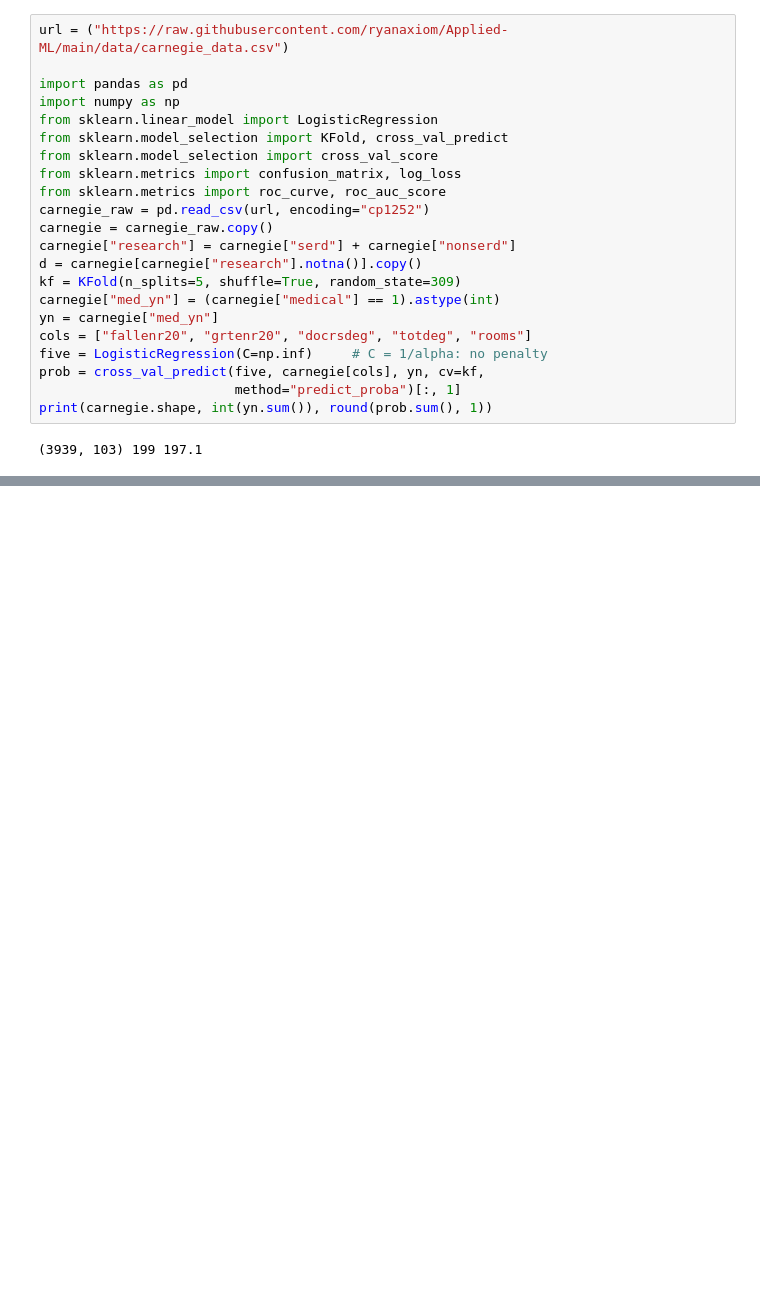
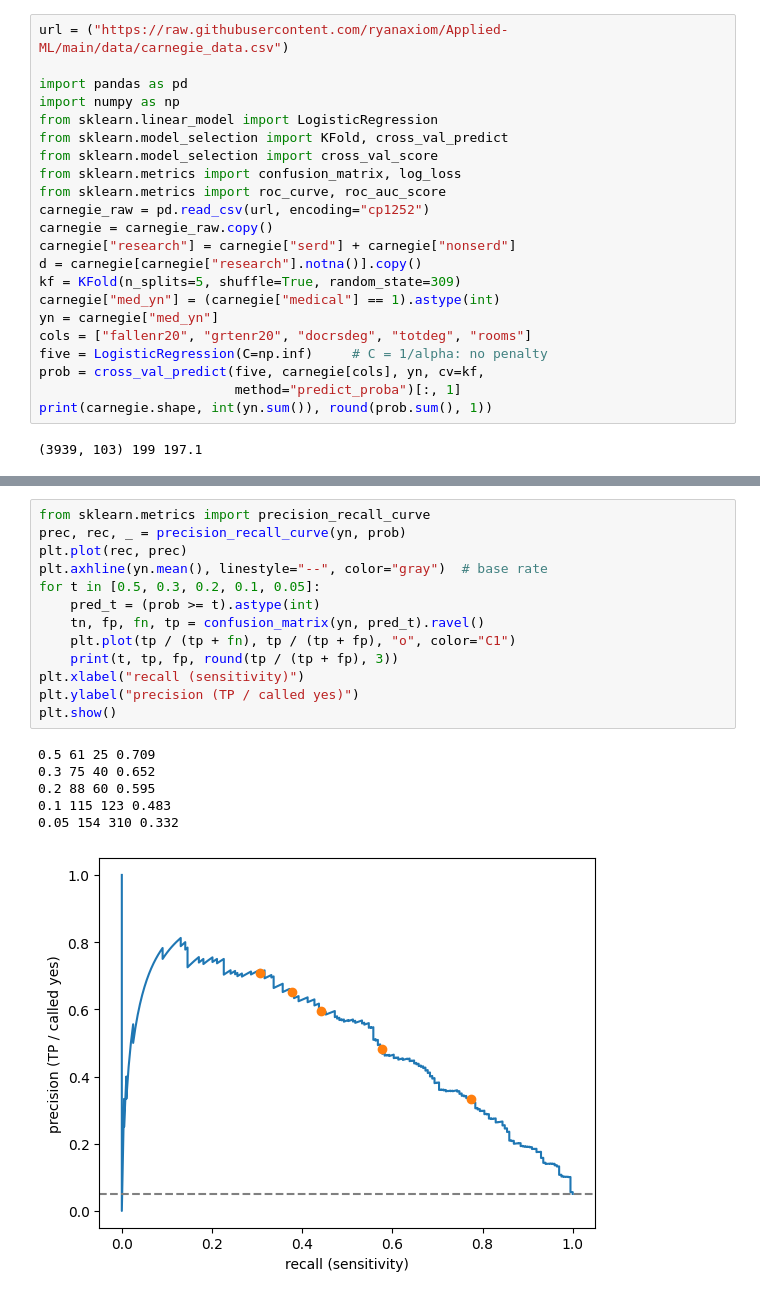
Before and after one commit to ryanaxiom/Applied-ML, a Jupyter notebook: code/Day19_Carnegie.ipynb, the cells around one changed output, grey strips where cells are left out. Cells and saved outputs as stored; diff of their text form; blank space fills up the shorter version.

```diff
--- a/code/Day19_Carnegie.ipynb
+++ b/code/Day19_Carnegie.ipynb
@@ -28,0 +110,20 @@ print(carnegie.shape, int(yn.sum()), round(prob.sum(), 1))
+# %%
+from sklearn.metrics import precision_recall_curve
+prec, rec, _ = precision_recall_curve(yn, prob)
+plt.plot(rec, prec)
+plt.axhline(yn.mean(), linestyle="--", color="gray")  # base rate
+for t in [0.5, 0.3, 0.2, 0.1, 0.05]:
+    pred_t = (prob >= t).astype(int)
+    tn, fp, fn, tp = confusion_matrix(yn, pred_t).ravel()
+    plt.plot(tp / (tp + fn), tp / (tp + fp), "o", color="C1")
+    print(t, tp, fp, round(tp / (tp + fp), 3))
+plt.xlabel("recall (sensitivity)")
+plt.ylabel("precision (TP / called yes)")
+plt.show()
+# %% [output]
+0.5 61 25 0.709
+0.3 75 40 0.652
+0.2 88 60 0.595
+0.1 115 123 0.483
+0.05 154 310 0.332
+[figure, added]
```
Also changed, not shown: parts of 13 cells of this notebook.
